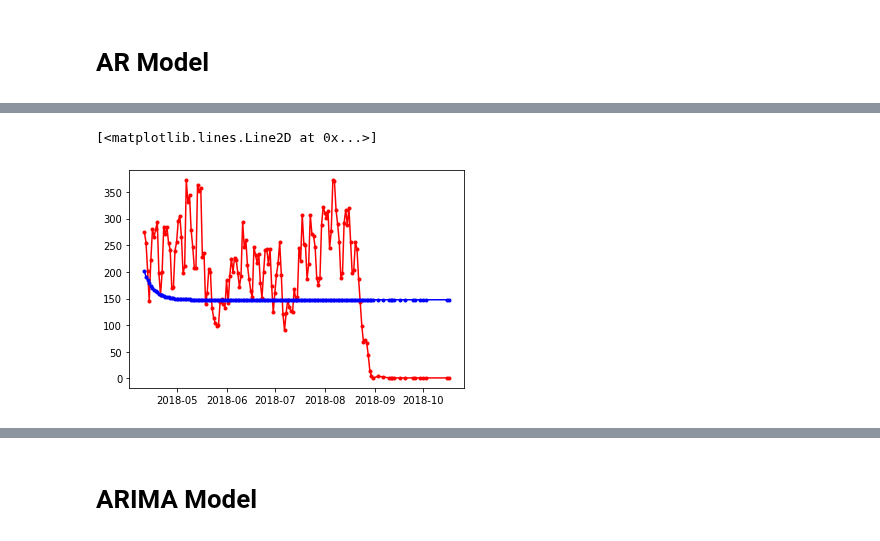
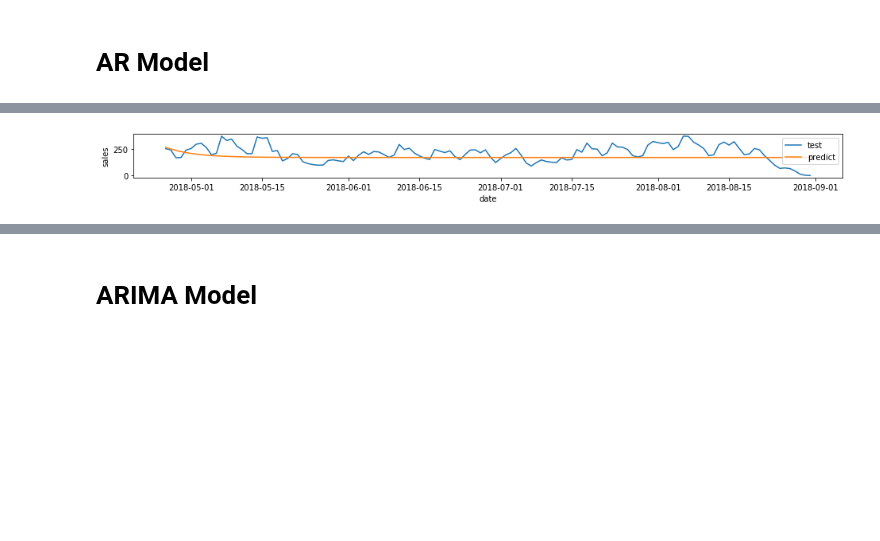
Before and after one commit to alireza-alizadegan/e-commerce-Sales, a Jupyter notebook: Sales Forecast.ipynb, the cells around one changed output, grey strips where cells are left out. Saved outputs shown, nothing was run; the diff lists cells and outputs as text; code cells hidden in the pictures; blank space fills up the shorter version.

```diff
--- a/Sales Forecast.ipynb
+++ b/Sales Forecast.ipynb
@@ -60,3 +70,8 @@ orders_df.head()
 | 2 | 47770eb9100c2d0c44946d9cf07ec65d | 2018-08-08 08:38:49 |
 | 3 | 949d5b44dbf5de918fe9c16f97b45f8a | 2017-11-18 19:28:06 |
 | 4 | ad21c59c0840e6cb83a9ceb5573f8159 | 2018-02-13 21:18:39 |
+# %%
+orders_df['purchase_date'] = orders_df['order_purchase_timestamp'].dt.date
+raw_daily_sales_df = pd.DataFrame(orders_df.groupby('purchase_date')['order_id'].count())
+raw_daily_sales_df.columns = ['sales']
+raw_daily_sales_df.info()
@@ -72,0 +97,4 @@ daily_sales_df.shape[0]
+# %%
+daily_sales_df = raw_daily_sales_df[(raw_daily_sales_df.index > dt.date(2017, 4, 1)) & # remove before April of 2017
+                                    (raw_daily_sales_df.index < dt.date(2018, 9, 1)) & # remove after September of 2018
+                                    (raw_daily_sales_df.sales < 400)] # remove excessively high peaks
@@ -111,12 +207,15 @@ dtype: float64
 # %%
 predictions_lag2 = ar_fit.predict(start=len(train_df), end=len(train_df)+len(test_df)-1)
 predictions_lag2_df = pd.DataFrame({'predictions': predictions_lag2.values}, index=test_df.index)
 
-plt.plot(test_df, c="red", label="test", marker='.')
-plt.plot(predictions_lag2_df, c="blue", label="predict", marker='.')
+plt.figure(figsize=(16,1))
+plt.plot(test_df, label='test')
+plt.plot(predictions_lag2_df, label='predict')
+plt.legend()
+plt.xlabel('date')
+plt.ylabel('sales');
 # %% [output]
-[<matplotlib.lines.Line2D at 0x...>]
-[figure, old version]
+[figure, new version]
 # %%
 from statsmodels.tsa.ar_model import AR
 
```
Also changed, not shown: parts of 35 cells of this notebook.
